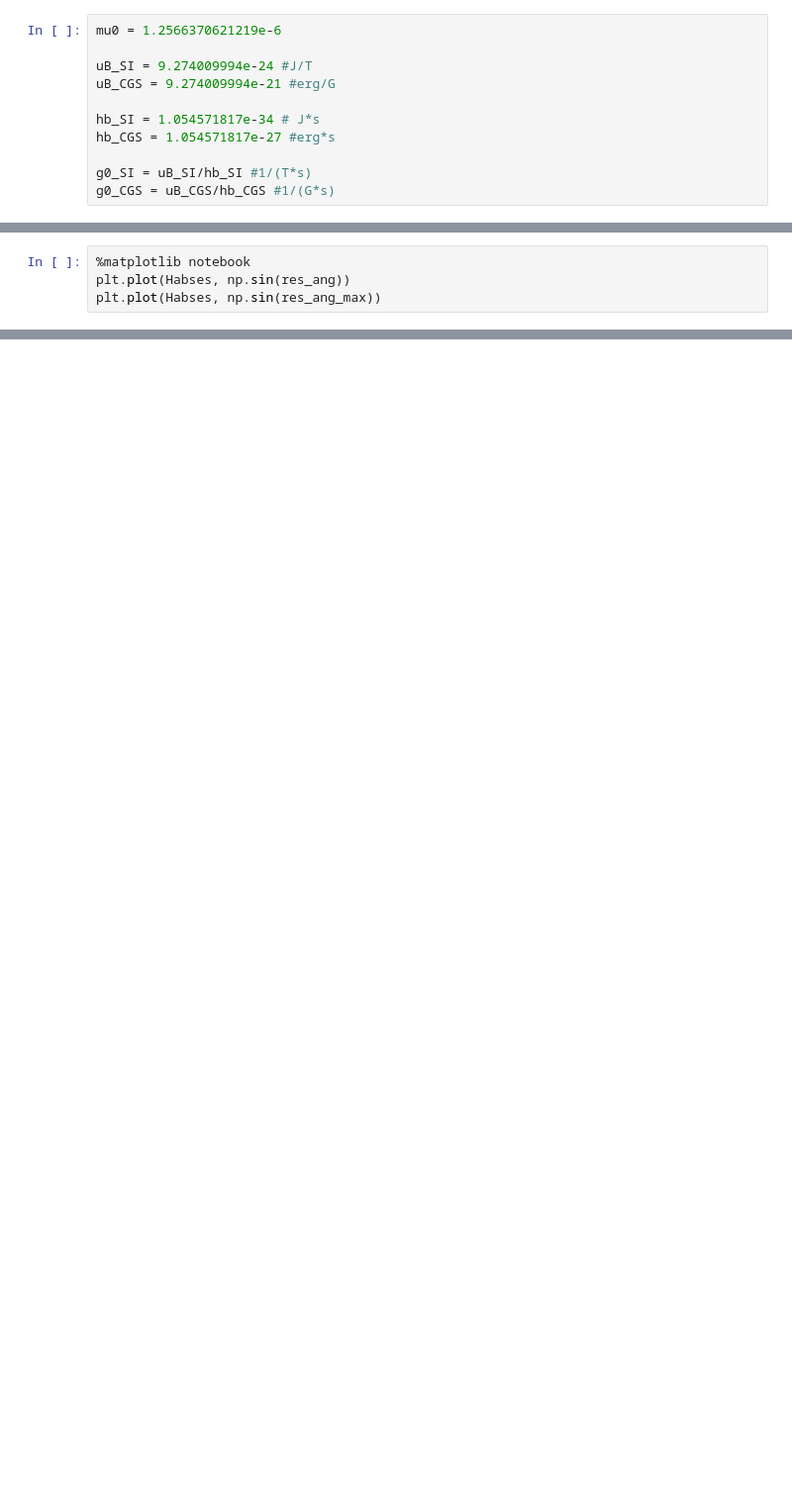
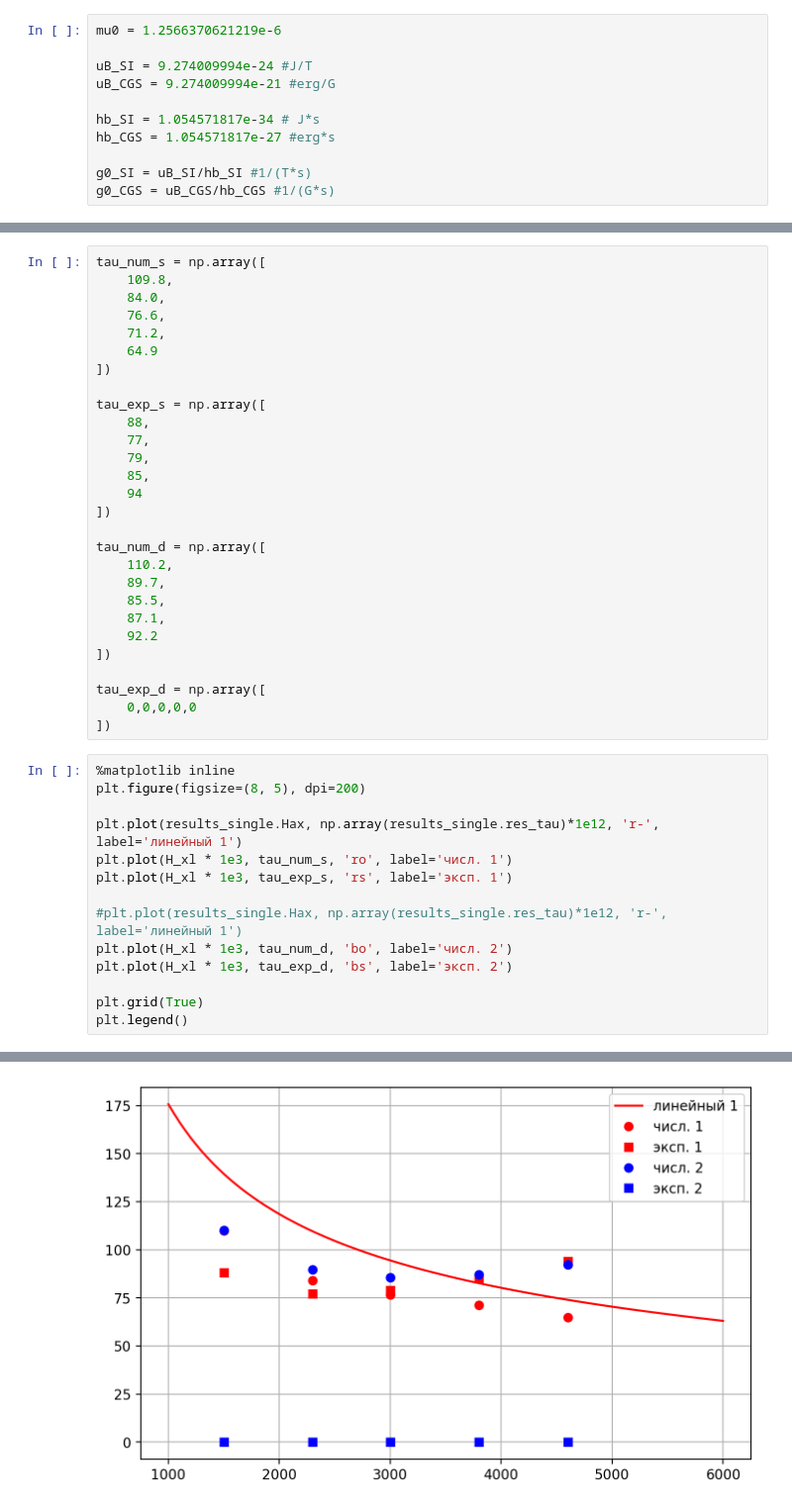
Before and after one commit to sashabusse/LLG_INT, a Jupyter notebook: linear_single.ipynb, the cells around one changed output, grey strips where cells are left out. Shown at 99% size. Drawn from its saved outputs; the diff is of its cells as text; blank space fills up the shorter version.

```diff
--- a/linear_single.ipynb
+++ b/linear_single.ipynb
@@ -445,5 +215,43 @@ plt.legend(fontsize=16)
+# %%
+tau_num_s = np.array([
+    109.8,
+    84.0,
+    76.6,
+    71.2,
+    64.9
+])
+
+tau_exp_s = np.array([
+    88,
+    77,
+    79,
+    85,
+    94
+])
+
+tau_num_d = np.array([
+    110.2,
+    89.7,
+    85.5,
+    87.1,
+    92.2
+])
+
+tau_exp_d = np.array([
+    0,0,0,0,0
+])
 # %%
-%matplotlib notebook
-plt.plot(Habses, np.sin(res_ang))
-plt.plot(Habses, np.sin(res_ang_max))
+%matplotlib inline
+plt.figure(figsize=(8, 5), dpi=200)
+
+plt.plot(results_single.Hax, np.array(results_single.res_tau)*1e12, 'r-', label='линейный 1')
+plt.plot(H_xl * 1e3, tau_num_s, 'ro', label='числ. 1')
+plt.plot(H_xl * 1e3, tau_exp_s, 'rs', label='эксп. 1')
+
+#plt.plot(results_single.Hax, np.array(results_single.res_tau)*1e12, 'r-', label='линейный 1')
+plt.plot(H_xl * 1e3, tau_num_d, 'bo', label='числ. 2')
+plt.plot(H_xl * 1e3, tau_exp_d, 'bs', label='эксп. 2')
+
+plt.grid(True)
+plt.legend()
 # %% [output]
@@ -452,0 +259 @@ plt.plot(Habses, np.sin(res_ang_max))
+[figure, added]
```
Also changed, not shown: parts of 14 cells of this notebook, 16 other files.
